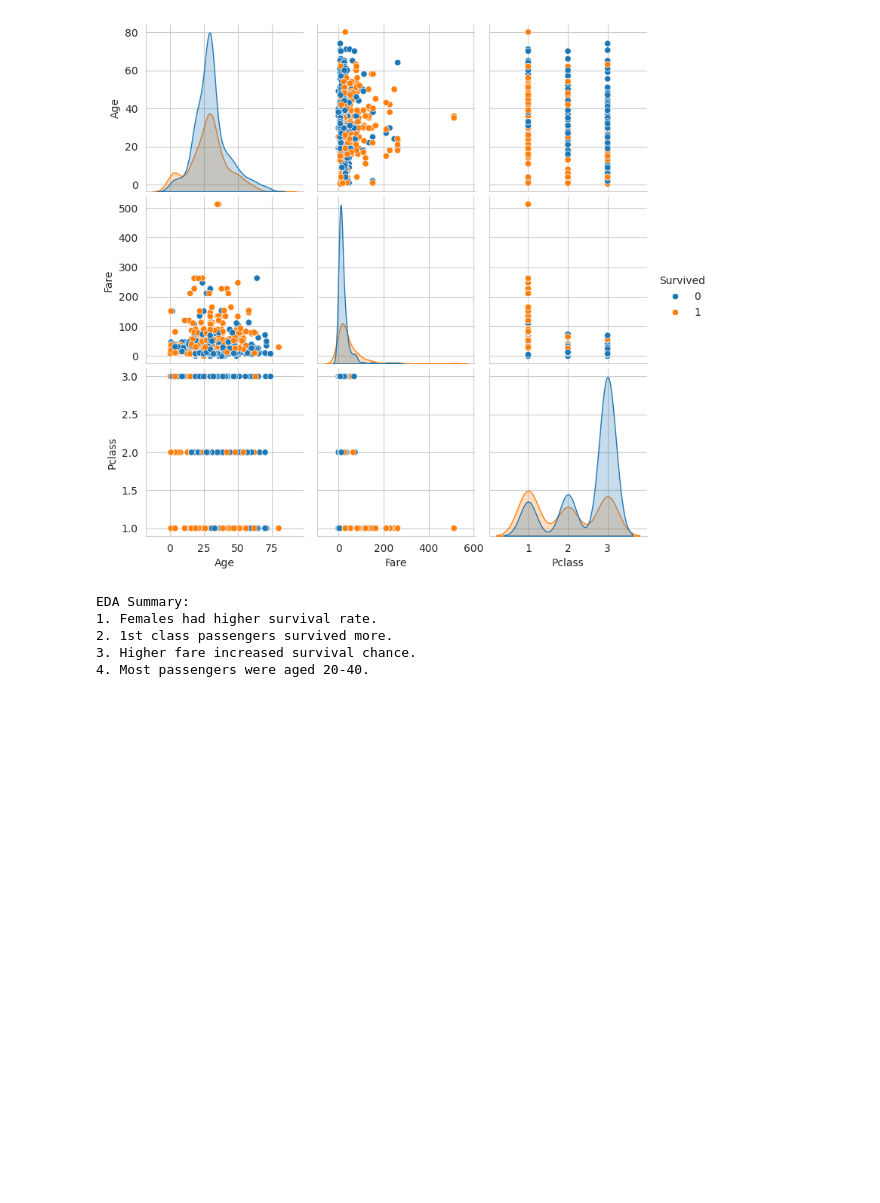
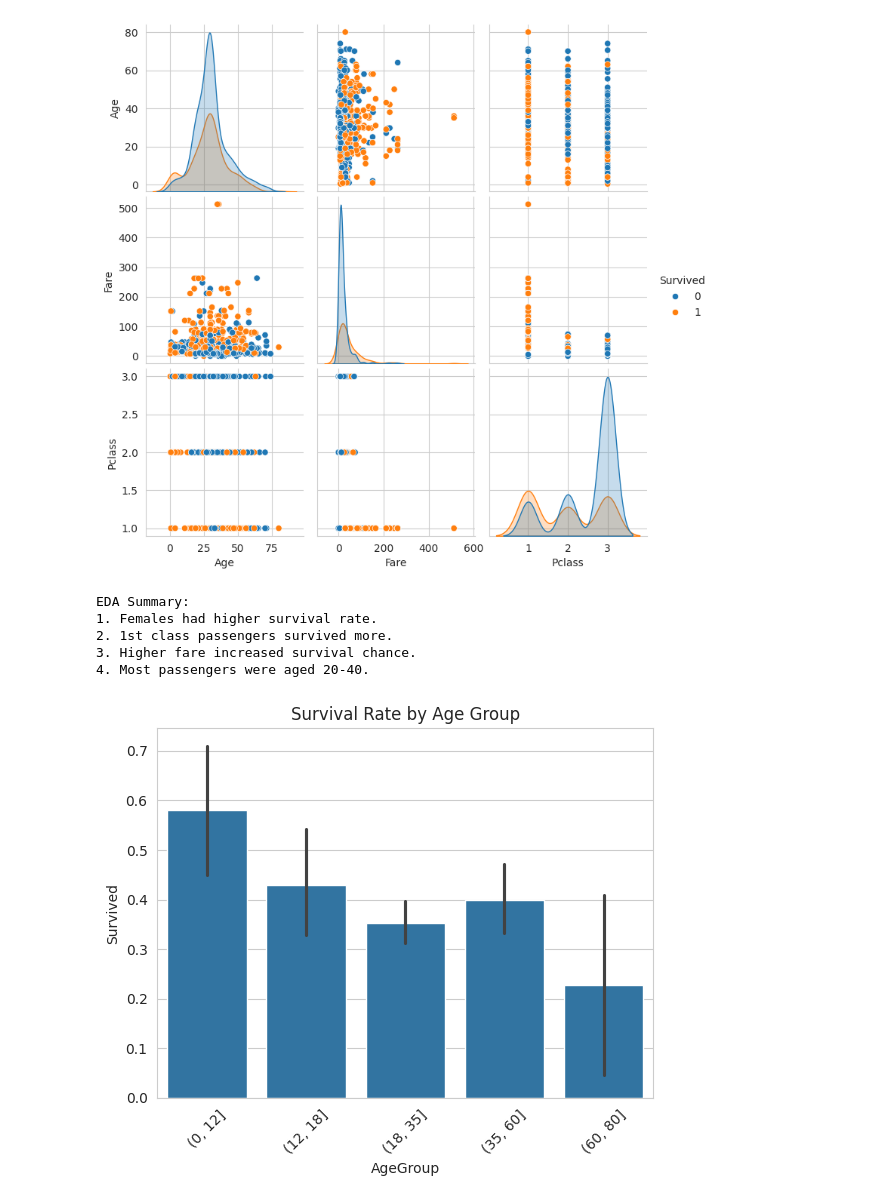
Before and after one commit to rithya999/Elevate_labs_task5, a Jupyter notebook: task_5.ipynb, the cells around one changed output. Saved outputs shown, nothing was run; the diff lists cells and outputs as text; code cells hidden in the pictures; blank space fills up the shorter version.

```diff
--- a/task_5.ipynb
+++ b/task_5.ipynb
@@ -160,3 +160,13 @@ EDA Summary:
 2. 1st class passengers survived more.
 3. Higher fare increased survival chance.
 4. Most passengers were aged 20-40.
+# %%
+# Create Age Groups
+df['AgeGroup'] = pd.cut(df['Age'], bins=[0,12,18,35,60,80])
+
+sns.barplot(x='AgeGroup', y='Survived', data=df)
+plt.title("Survival Rate by Age Group")
+plt.xticks(rotation=45)
+plt.show()
+# %% [output]
+[figure, added]
```
Also changed, not shown: parts of 2 cells of this notebook.
